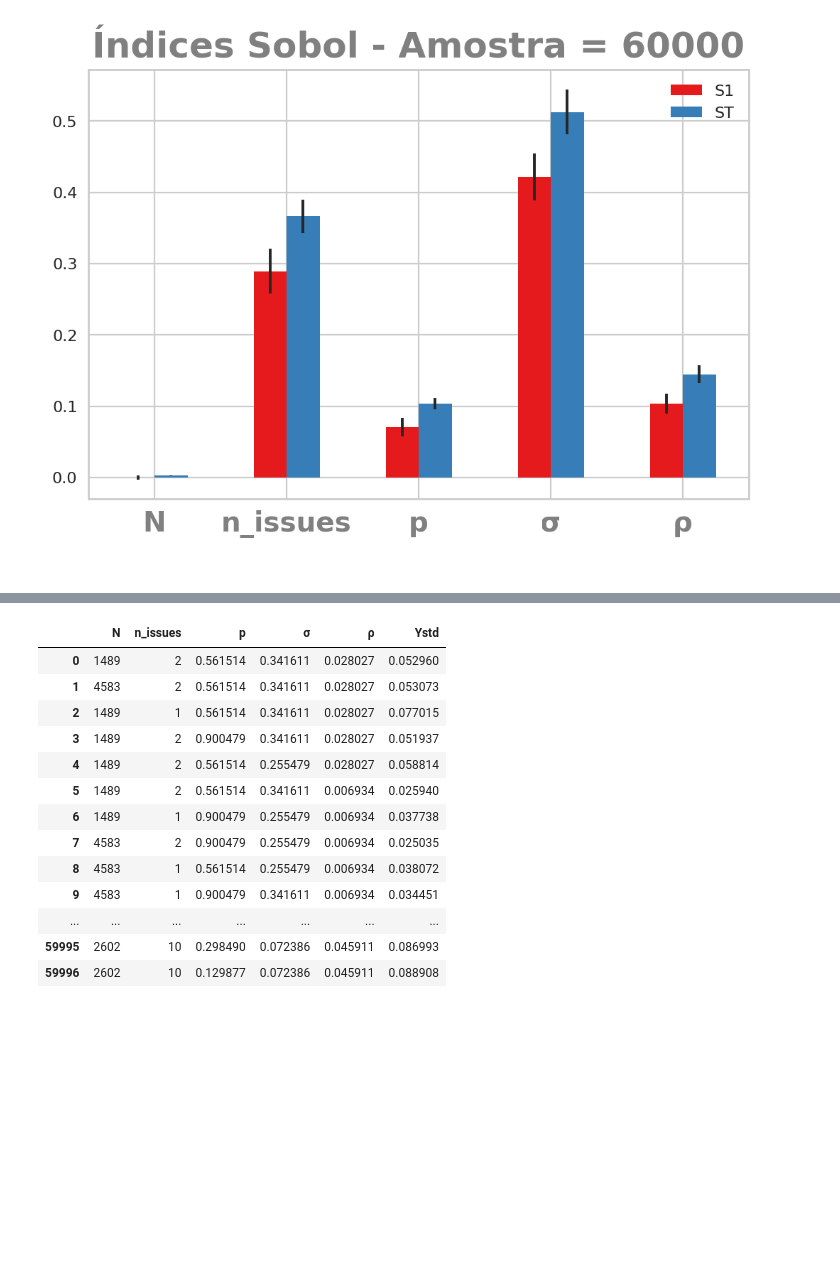
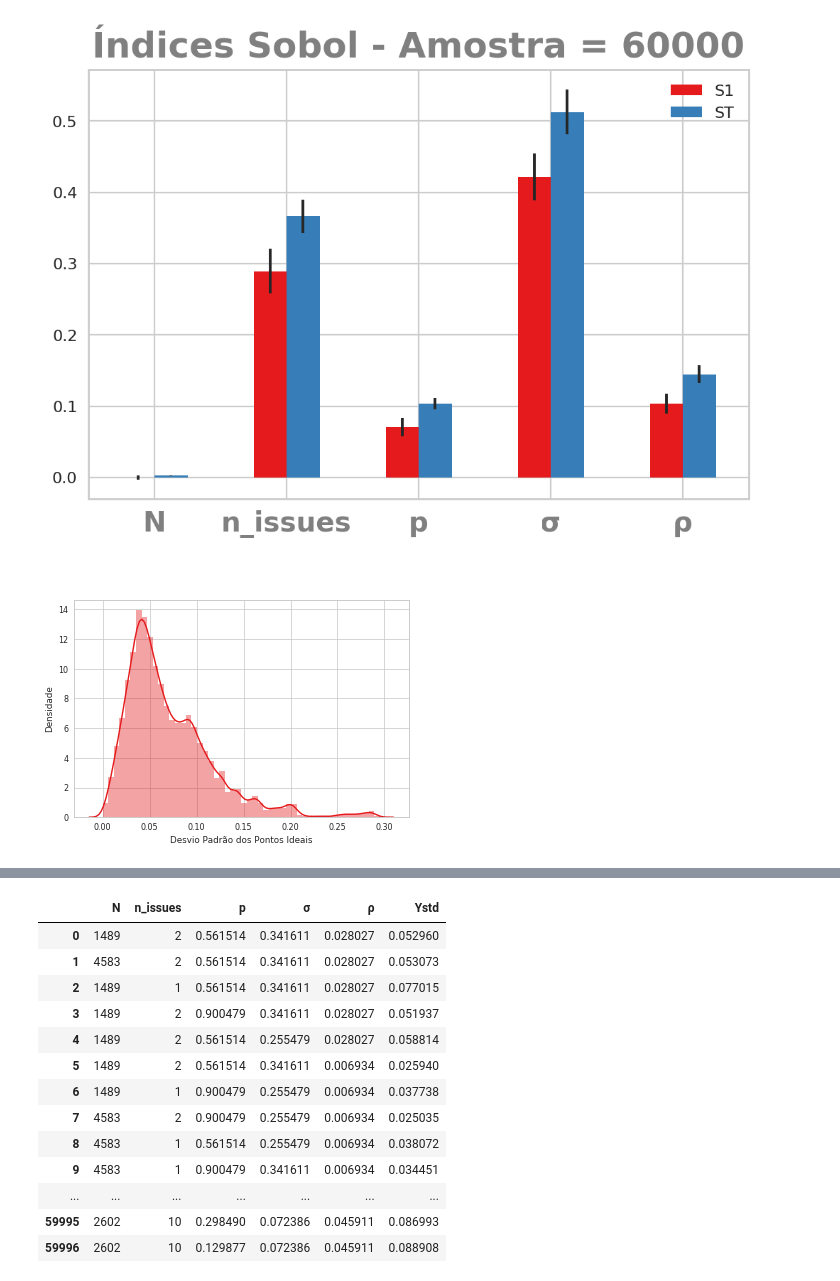
Before and after one commit to marcelovmaciel/Projeto, a Jupyter notebook: simulation-analysis/saltelliplots.ipynb, the cells around one changed output, grey strips where cells are left out. Cells and saved outputs as stored; diff of their text form; code cells hidden in the pictures; blank space fills up the shorter version.

```diff
--- a/simulation-analysis/saltelliplots.ipynb
+++ b/simulation-analysis/saltelliplots.ipynb
@@ -88,3 +44,13 @@ plt.show()
 [figure]
 # %%
 mutodf = pd.read_csv("data/muto5000paramsandresults.csv")
+# %%
+Y = mutodf["Ystd"]
+# %%
+sns.distplot(Y)
+plt.ylabel("Densidade")
+plt.xlabel("Desvio Padrão dos Pontos Ideais")
+plt.savefig("image/distY.png", dpi = 200)
+plt.show()
+# %% [output]
+[figure, added]
```
Also changed, not shown: parts of 22 cells of this notebook, 4 other files.
